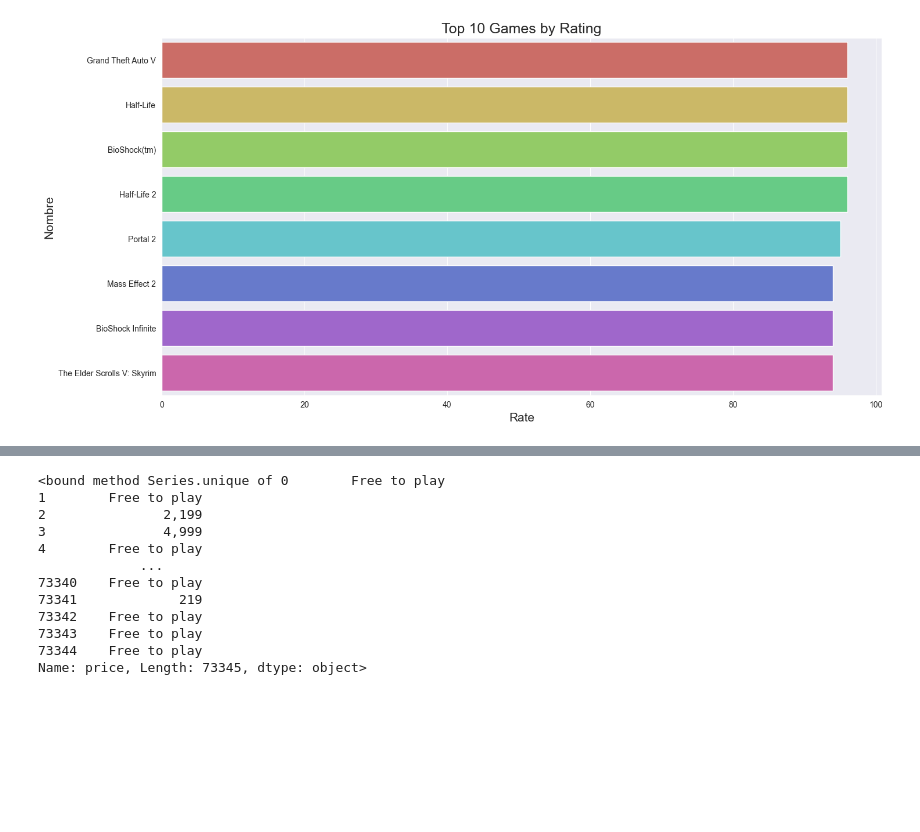
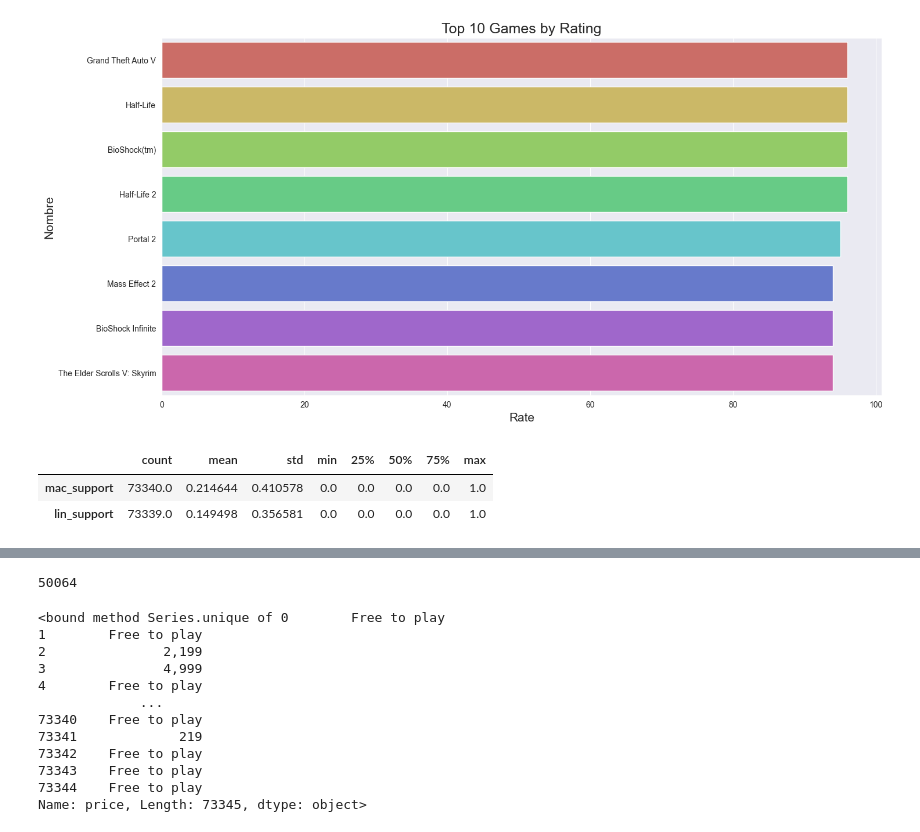
Before and after one commit to JacoboFdez/PROJECTO, a Jupyter notebook: CSV´s.ipynb, the cells around one changed output, grey strips where cells are left out. Saved outputs shown, nothing was run; the diff lists cells and outputs as text; code cells hidden in the pictures; blank space fills up the shorter version.

```diff
--- a/CSV´s.ipynb
+++ b/CSV´s.ipynb
@@ -278,6 +278,12 @@ plt.title('Top 10 Games by Rating',fontsize=18)
 # %% [output]
 Text(0.5, 1.0, 'Top 10 Games by Rating')
 [figure]
+# %%
+df_release.describe().T
+# %% [output]
+|  | count | mean | std | min | 25% | 50% | 75% | max |
+| mac_support | 73340.0 | 0.214644 | 0.410578 | 0.0 | 0.0 | 0.0 | 0.0 | 1.0 |
+| lin_support | 73339.0 | 0.149498 | 0.356581 | 0.0 | 0.0 | 0.0 | 0.0 | 1.0 |
 # %%
 df_release.head(10)
 # %% [output]
@@ -292,6 +298,10 @@ df_release.head(10)
 | 7 | 7 | Dead by Daylight | 2016-06-14 | Behaviour Digital Inc. | Behaviour Digital Inc. | Action | Multi-player;Online Multi-Player;... | 749 | ... |
 | 8 | 8 | Warframe | 2013-03-25 | Digital Extremes | Digital Extremes | Action;Free to Play | Single-player;Multi-player;Co-op;... | Free to play | ... |
 | 9 | 9 | War Thunder | 2013-08-15 | Gaijin Entertainment | Gaijin Entertainment | Action;Free to Play;Massively Mul... | Single-player;MMO;Co-op;Cross-Pla... | Free to play | ... |
+# %%
+df_release["genres"].isnull().sum()
+# %% [output]
+50064
 # %%
 df_release["price"].unique
 # %% [output]
```
Also changed, not shown: parts of 7 cells of this notebook, 2 other files.
